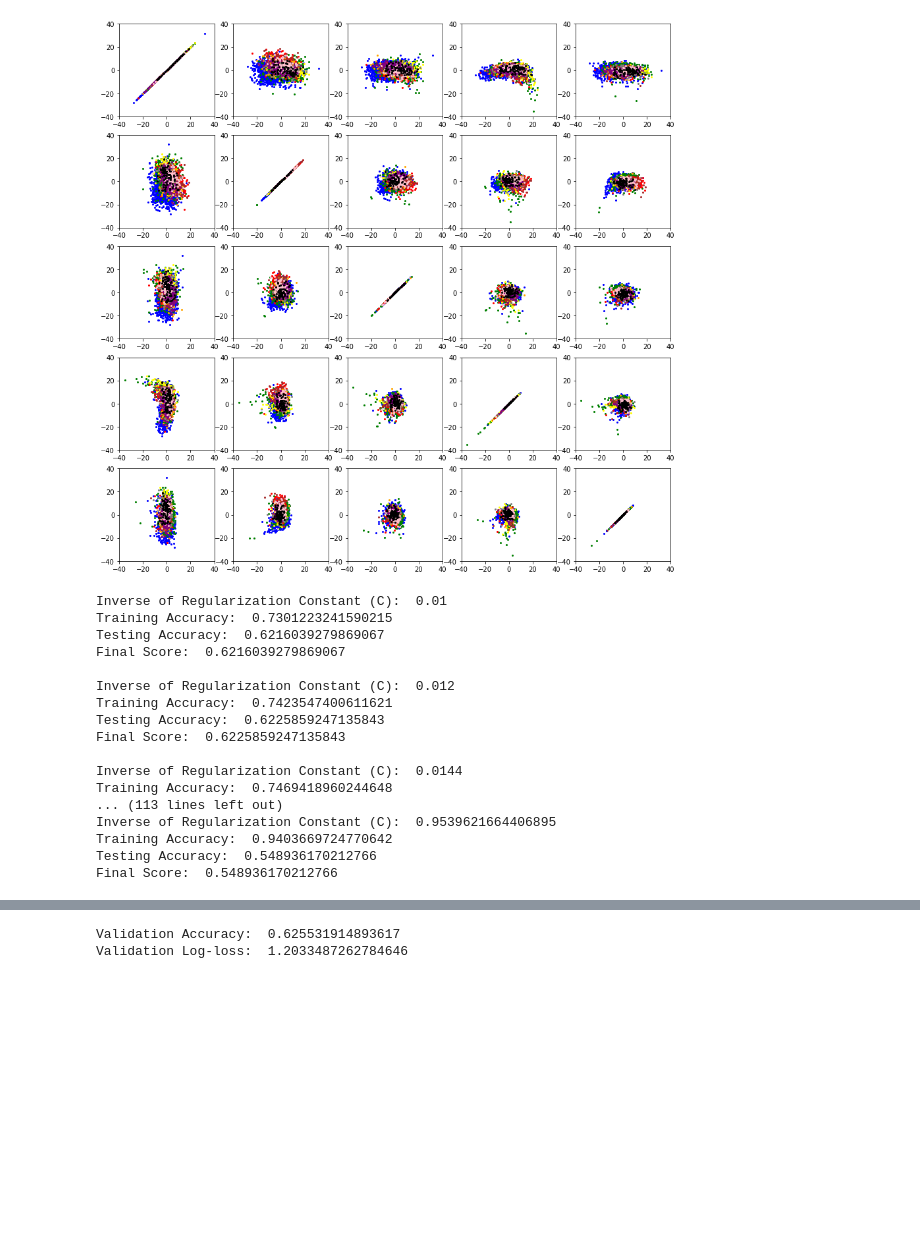
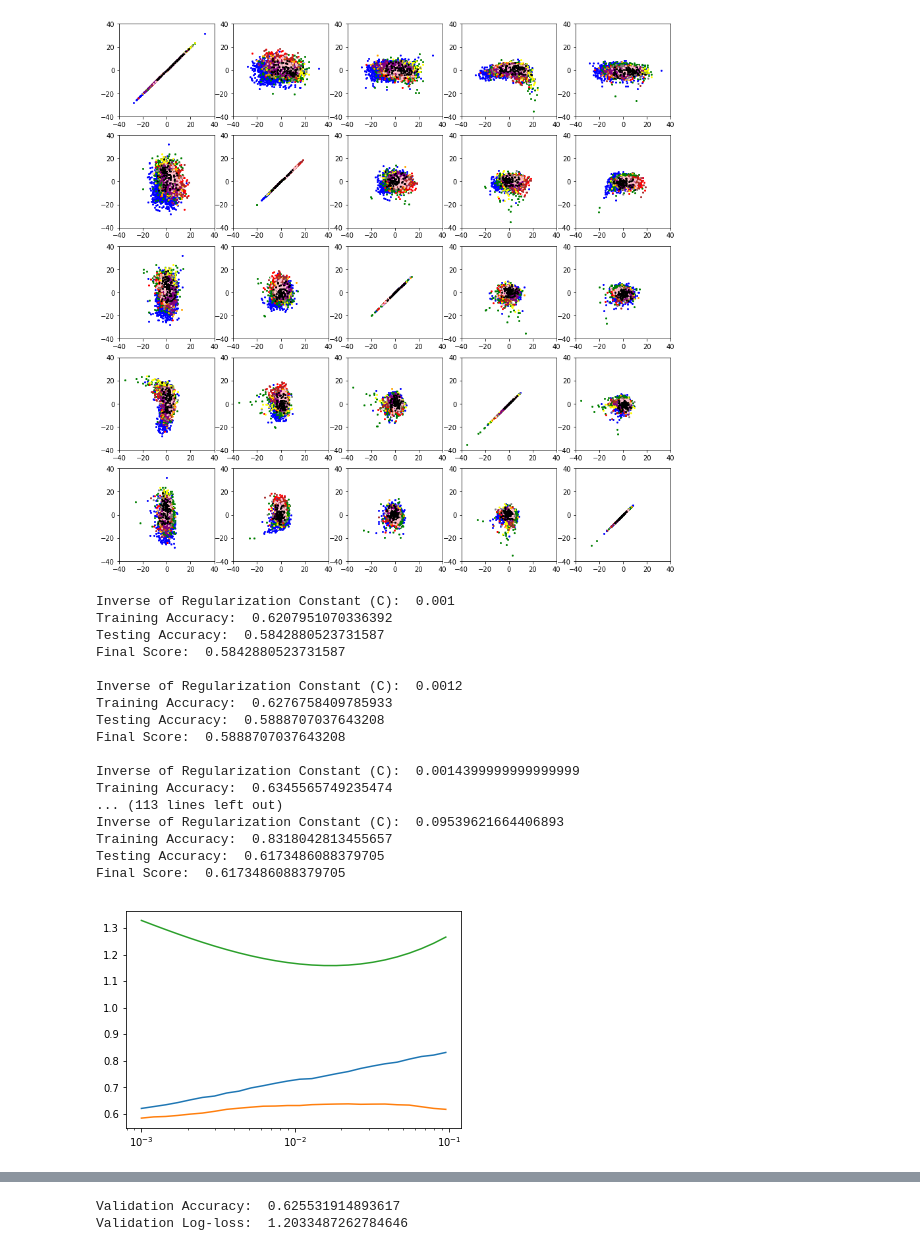
Before and after one commit to abdullahkhan93/MLBP-2018, a Jupyter notebook: Project Report.ipynb, the cells around one changed output, grey strips where cells are left out. Cells and saved outputs as stored; diff of their text form; code cells hidden in the pictures; blank space fills up the shorter version.

```diff
--- a/Project Report.ipynb
+++ b/Project Report.ipynb
@@ -290,12 +290,13 @@ PARAMETERS:
     Penalty = L2
 '''
 
-C = 0.01
+C = 0.001
 testAcc = []
 validAcc = []
+validLogloss = []
 C_array = []
 
-while C < 1:
+while C < 0.1:
     logreg = LogReg(C = C, max_iter = 7500, solver ='sag', multi_class = 'multinomial', n_jobs = -2)
 
     # Fitting the refined training sets
@@ -311,6 +312,7 @@ while C < 1:
     print('Testing Accuracy: ', met.accuracy_score(predictTest, YTestR))
     testAcc.append(met.accuracy_score(predictTrain, YTrainR))
     validAcc.append(met.accuracy_score(predictTest, YTestR))
+    validLogloss.append(met.log_loss(YTestR, logreg.predict_proba(XTestSet)))
     C_array.append(C)
 
     # Display final score from Logistic Regression
@@ -320,32 +322,35 @@ while C < 1:
     # Increment C for next iteration
     C = C * 1.2
 # %% [output]
-Inverse of Regularization Constant (C):  0.01
-Training Accuracy:  0.7301223241590215
-Testing Accuracy:  0.6216039279869067
-Final Score:  0.6216039279869067
+Inverse of Regularization Constant (C):  0.001
+Training Accuracy:  0.6207951070336392
+Testing Accuracy:  0.5842880523731587
+Final Score:  0.5842880523731587
 
-Inverse of Regularization Constant (C):  0.012
-Training Accuracy:  0.7423547400611621
-Testing Accuracy:  0.6225859247135843
-Final Score:  0.6225859247135843
+Inverse of Regularization Constant (C):  0.0012
+Training Accuracy:  0.6276758409785933
+Testing Accuracy:  0.5888707037643208
+Final Score:  0.5888707037643208
 
-Inverse of Regularization Constant (C):  0.0144
-Training Accuracy:  0.7469418960244648
+Inverse of Regularization Constant (C):  0.0014399999999999999
+Training Accuracy:  0.6345565749235474
 ... (113 lines left out)
-Inverse of Regularization Constant (C):  0.9539621664406895
-Training Accuracy:  0.9403669724770642
-Testing Accuracy:  0.548936170212766
-Final Score:  0.548936170212766
+Inverse of Regularization Constant (C):  0.09539621664406893
+Training Accuracy:  0.8318042813455657
+Testing Accuracy:  0.6173486088379705
+Final Score:  0.6173486088379705
 # %%
 '''
 Accuracy Plot for multiple Multinomial Logistic Regression Classifications
 '''
 plt.figure()
 plt.plot(C_array,testAcc)
 plt.plot(C_array,validAcc)
+plt.plot(C_array,validLogloss)
 plt.xscale('log')
 plt.show()
+# %% [output]
+[figure, added]
 # %%
 # Trial runs of all relevant Classifiers on the data (for test purposes)
 
```
Also changed, not shown: parts of 5 cells of this notebook.
